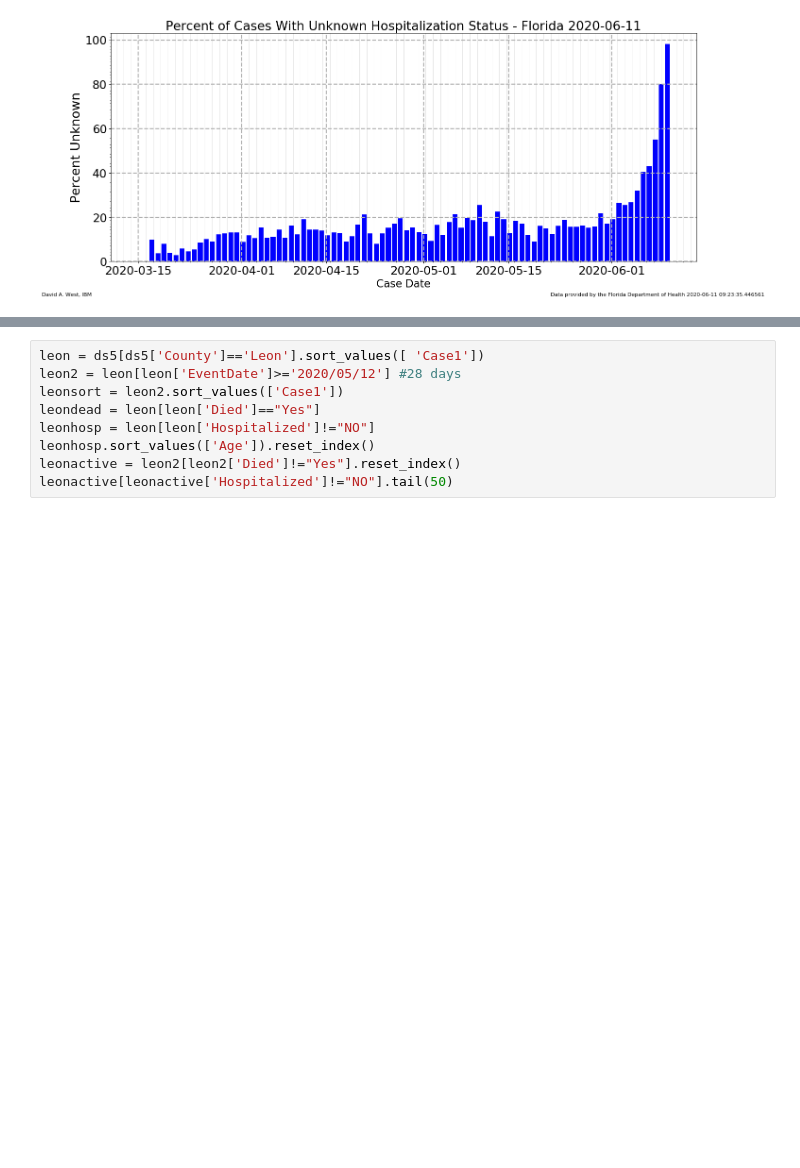
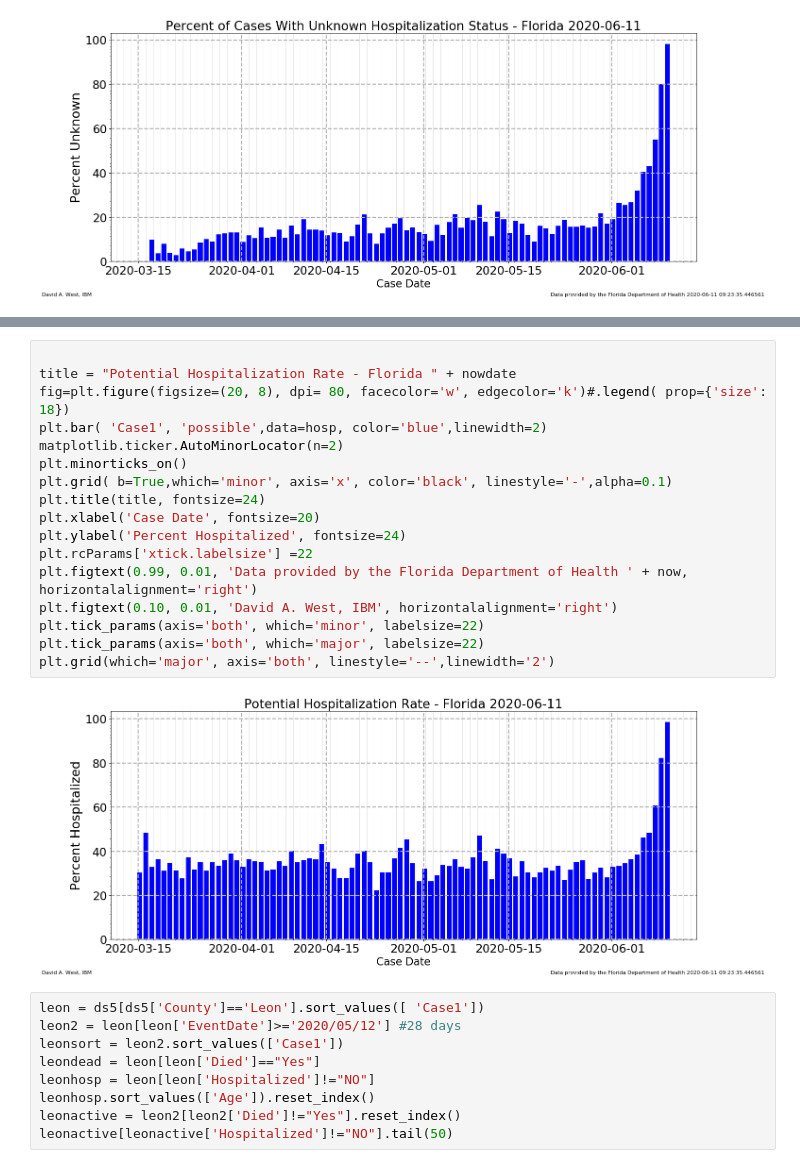
Before and after one commit to DavidAWest/COVID_Coding, a Jupyter notebook: FLORIDA Hospitalization.ipynb, the cells around one changed output, grey strips where cells are left out. Cells and saved outputs as stored; diff of their text form; blank space fills up the shorter version.

```diff
--- a/FLORIDA Hospitalization.ipynb
+++ b/FLORIDA Hospitalization.ipynb
@@ -208,3 +214,22 @@ plt.grid(which='major', axis='both', linestyle='--',linewidth='2')
+# %%
+
+title = "Potential Hospitalization Rate - Florida " + nowdate
+fig=plt.figure(figsize=(20, 8), dpi= 80, facecolor='w', edgecolor='k')#.legend( prop={'size': 18})
+plt.bar( 'Case1', 'possible',data=hosp, color='blue',linewidth=2)
+matplotlib.ticker.AutoMinorLocator(n=2)
+plt.minorticks_on()
+plt.grid( b=True,which='minor', axis='x', color='black', linestyle='-',alpha=0.1)
+plt.title(title, fontsize=24)
+plt.xlabel('Case Date', fontsize=20)
+plt.ylabel('Percent Hospitalized', fontsize=24)
+plt.rcParams['xtick.labelsize'] =22
+plt.figtext(0.99, 0.01, 'Data provided by the Florida Department of Health ' + now, horizontalalignment='right')
+plt.figtext(0.10, 0.01, 'David A. West, IBM', horizontalalignment='right')
+plt.tick_params(axis='both', which='minor', labelsize=22)
+plt.tick_params(axis='both', which='major', labelsize=22)
+plt.grid(which='major', axis='both', linestyle='--',linewidth='2')
+# %% [output]
+[figure, added]
 # %%
 leon = ds5[ds5['County']=='Leon'].sort_values([ 'Case1'])
 leon2 = leon[leon['EventDate']>='2020/05/12'] #28 days
```
Also changed, not shown: parts of 2 cells of this notebook.
